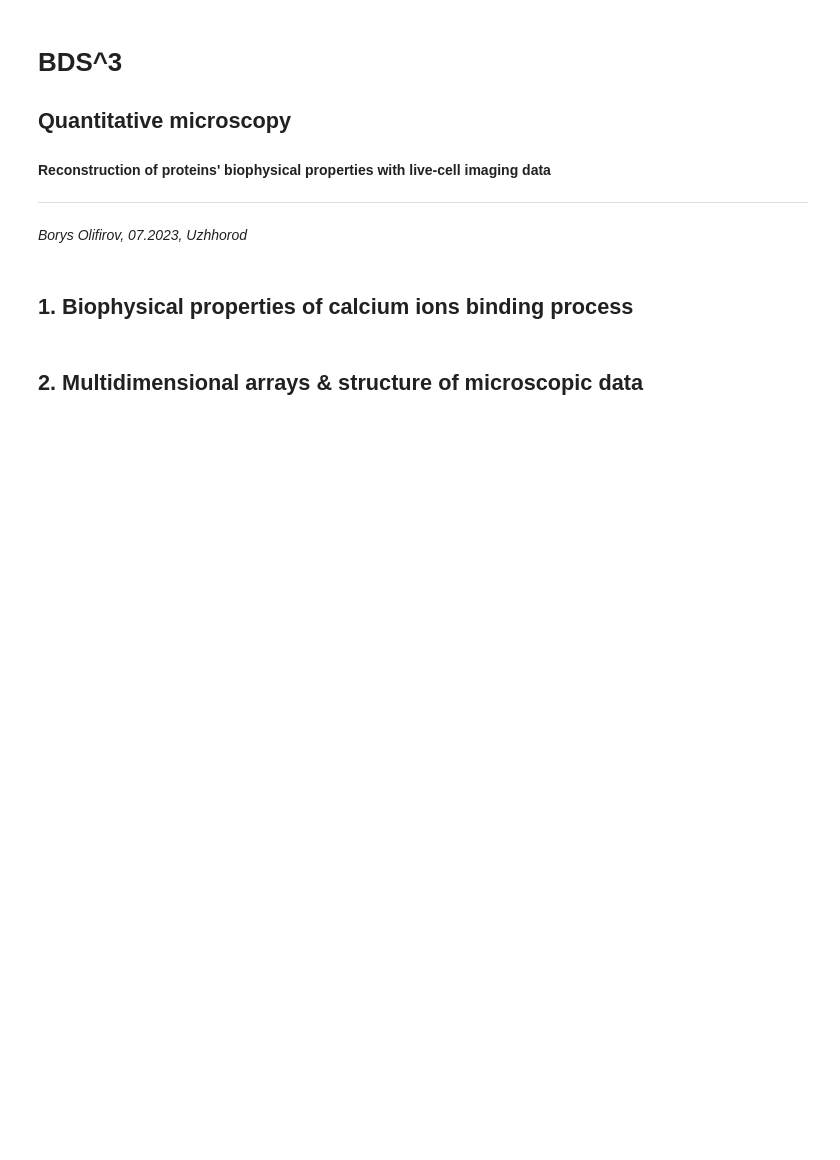
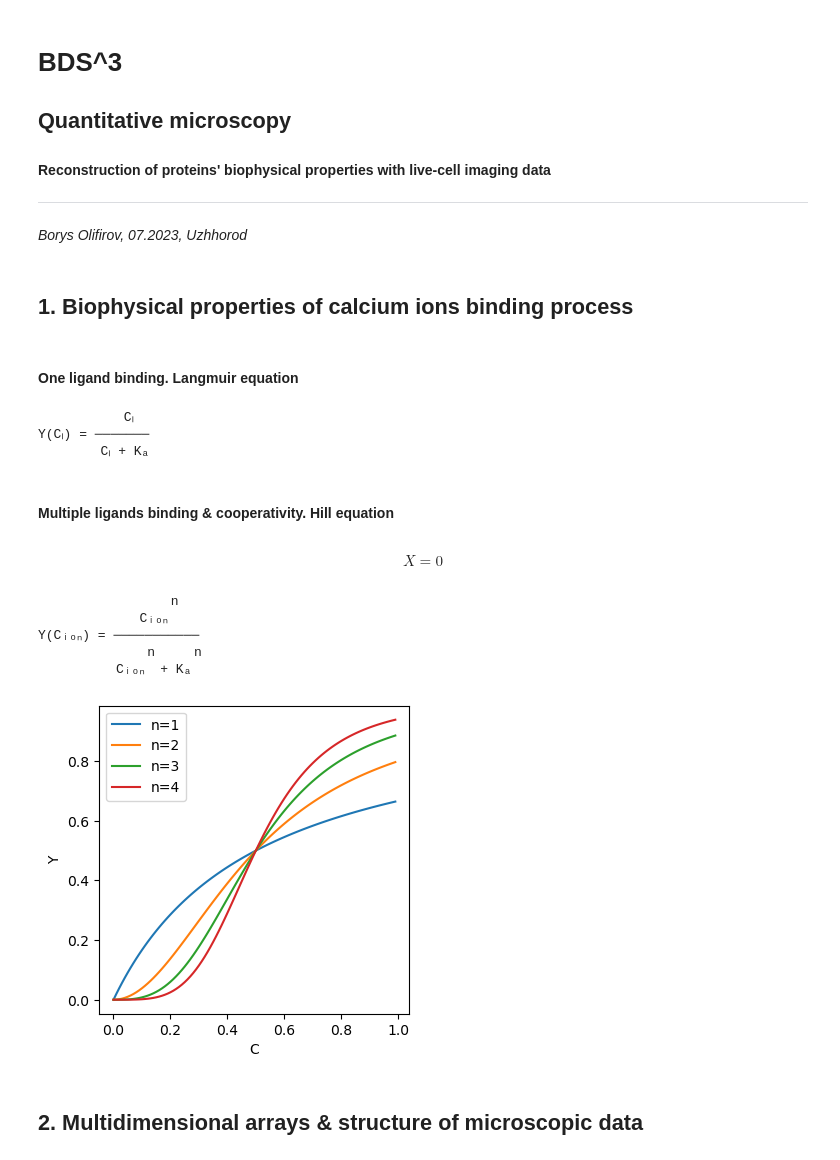
Before and after one commit to wisstock/UBDS3_image, a Jupyter notebook: BDS_notebook.ipynb, the cells around one changed output. Drawn from its saved outputs; the diff is of its cells as text; code cells hidden in the pictures; blank space fills up the shorter version.

```diff
--- a/BDS_notebook.ipynb
+++ b/BDS_notebook.ipynb
@@ -23,6 +23,57 @@ from scipy.ndimage import measurements
 from scipy import signal
 # %% [markdown]
 ## 1. Biophysical properties of calcium ions binding process
+# %% [markdown]
+#### One ligand binding. Langmuir equation
+# %%
+import sympy as sp
+
+K_d, C_L = sp.symbols('K_a, C_l')
+Y = sp.Function('Y')(C_L)
+lang_eq = sp.Eq(Y, C_L/(C_L + K_d))
+
+sp.pprint(lang_eq)
+# %% [output]
+           Cₗ
+Y(Cₗ) = ───────
+        Cₗ + Kₐ
+# %% [markdown]
+#### Multiple ligands binding & cooperativity. Hill equation
+# %% [markdown]
+$$
+X=0
+$$
+# %%
+
+
+def hill_fam(K_val, n_list, c=np.arange(0, 1, 0.01)):
+	""" Hill equation solutions family.
+
+	"""
+	n, K_A, C_ca = sp.symbols('n  K_a C_ion')
+	Y = sp.Function('Y')(C_ca)
+	hill_eq = sp.Eq(Y, C_ca**n/(K_A**n + C_ca**n))
+	hill_sol_assemblage = [sp.lambdify(C_ca, hill_eq.subs({n : n_val, K_A : K_val}).rhs, "numpy") for n_val in n_list]
+
+	sp.pprint(hill_eq, use_unicode=True)
+
+	fig, ax = plt.subplots(figsize=(4, 4))
+	plt.subplot()
+	for i in range(0, len(hill_sol_assemblage)):
+		plt.plot(c, hill_sol_assemblage[i](c), label=f'n={n_list[i]}')
+	plt.xlabel('C')
+	plt.ylabel('Y')
+	plt.legend()
+	plt.show()
+
+hill_fam(K_val=0.5, n_list=[1, 2, 3, 4])  # np.arange(1, 6, 1)
+# %% [output]
+                 n
+             Cᵢₒₙ
+Y(Cᵢₒₙ) = ───────────
+              n     n
+          Cᵢₒₙ  + Kₐ
+[figure, added]
 # %% [markdown]
 ## 2. Multidimensional arrays & structure of microscopic data
 # %% [markdown]
```
Also changed, not shown: 1 other file.
